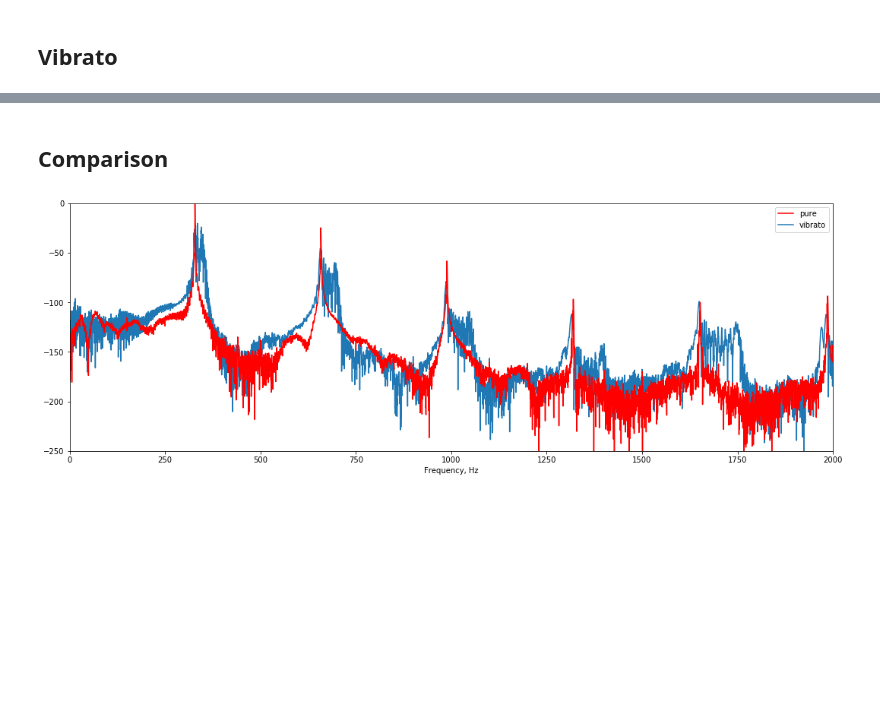
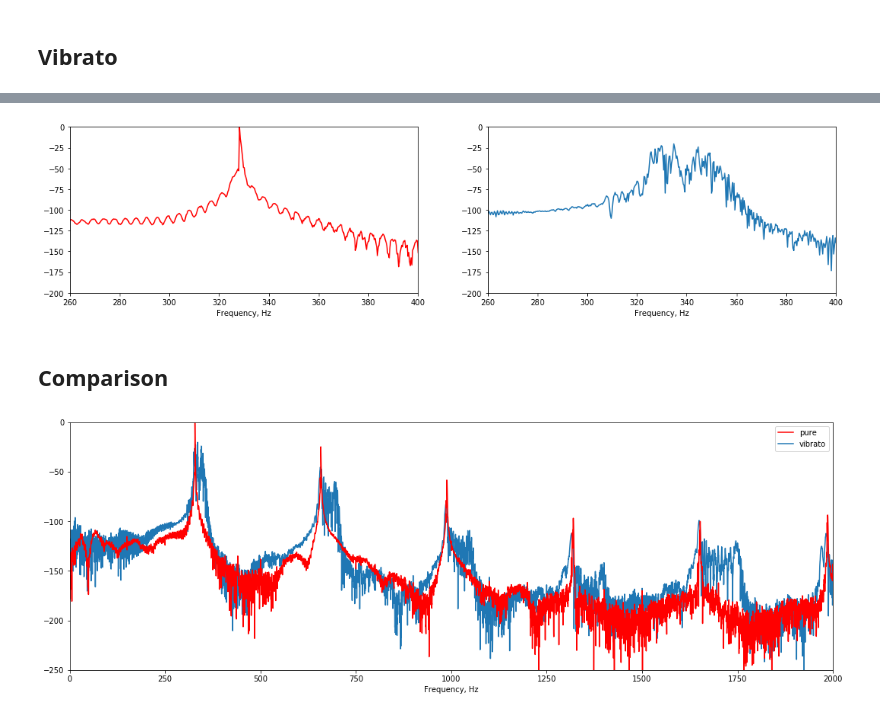
Before and after one commit to spirit11/wave_modulations, a Jupyter notebook: wavefile.ipynb, the cells around one changed output, grey strips where cells are left out. Cells and saved outputs as stored; diff of their text form; code cells hidden in the pictures; blank space fills up the shorter version.

```diff
--- a/wavefile.ipynb
+++ b/wavefile.ipynb
@@ -62,4 +64,27 @@ showsig(vibrato)
 [interactive output not drawn]
+# %%
+class NormDb:
+    def __init__(self,refsig):
+        self.maxvalue=np.abs(np.fft.fft(refsig)).max()
+    def __call__(self,sp):
+        return 20*np.log(sp/self.maxvalue)
+
+db_calc=NormDb(pure)
+
+plt.figure(figsize=(18,4))
+
+plot_index=121
+for s,c in zip([pure, vibrato],['r',None]):
+    plt.subplot(plot_index)
+    plotspec(s, uselog=db_calc, c=c)
+    plt.xlim([260, 400])
+    plt.ylim([-200,0])
+    plot_index+=1
+
+
+plt.show()
+# %% [output]
+[figure, added]
 # %% [markdown]
 ## Comparison
 # %%
```
Also changed, not shown: parts of 4 cells of this notebook.
